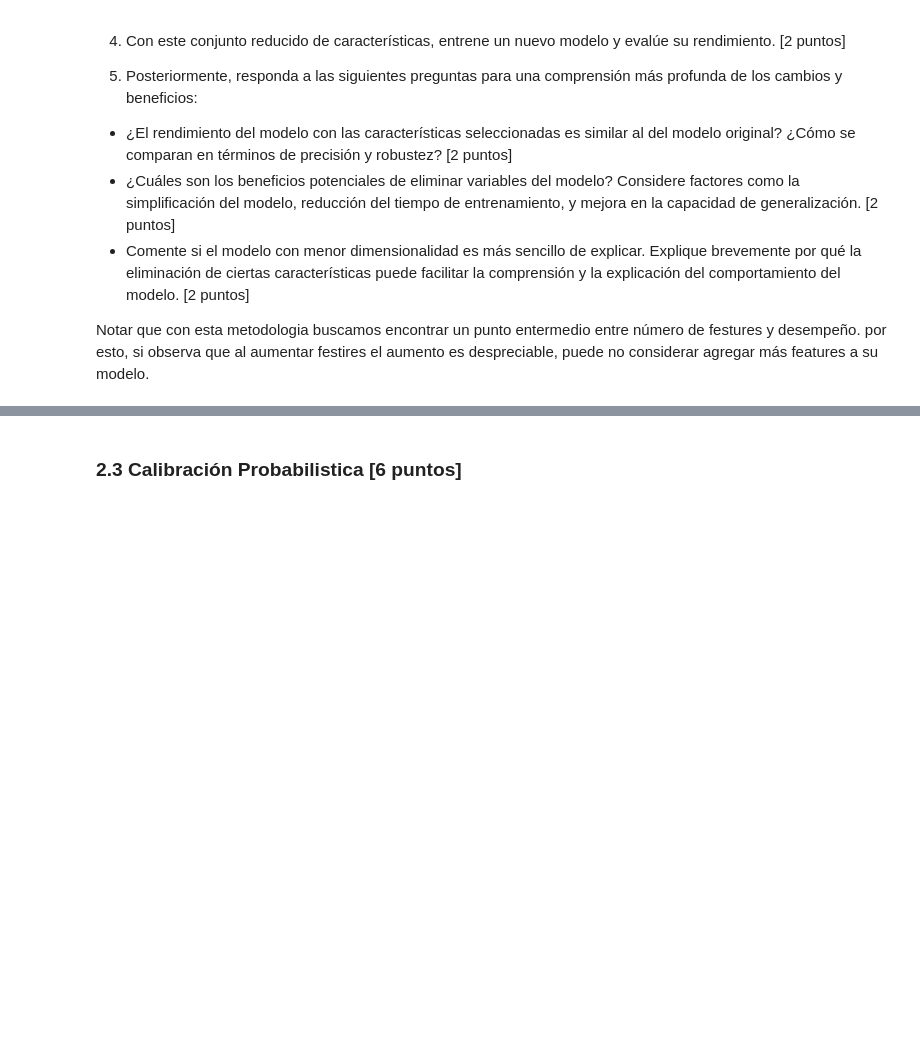
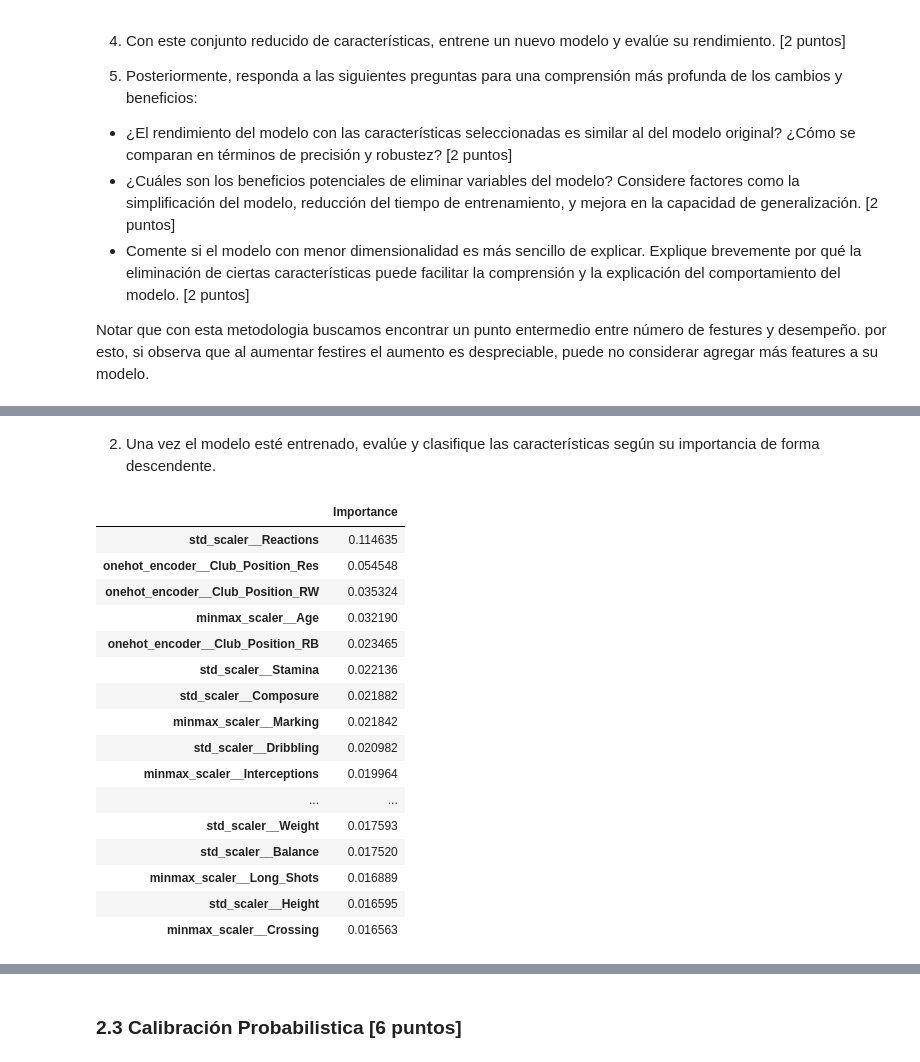
Before and after one commit to maxfloresv/MDS7202, a Jupyter notebook: lab_5/enunciado.ipynb, the cells around one changed output, grey strips where cells are left out. Cells and saved outputs as stored; diff of their text form; code cells hidden in the pictures; blank space fills up the shorter version.

```diff
--- a/lab_5/enunciado.ipynb
+++ b/lab_5/enunciado.ipynb
@@ -749,0 +876,30 @@ Notar que con esta metodologia buscamos encontrar un punto entermedio entre núm
+# %% [markdown]
+2. Una vez el modelo esté entrenado, evalúe y clasifique las características según su importancia de forma descendente.
+# %%
+importances = model_xgb.feature_importances_
+importances = pd.DataFrame(
+  importances,
+  index=X.columns,
+  columns=['Importance']
+).sort_values(by='Importance', ascending=False)
+
+importance_head = importances.head(20)
+importance_head
+# %% [output]
+|  | Importance |
+| std_scaler__Reactions | 0.114635 |
+| onehot_encoder__Club_Position_Res | 0.054548 |
+| onehot_encoder__Club_Position_RW | 0.035324 |
+| minmax_scaler__Age | 0.032190 |
+| onehot_encoder__Club_Position_RB | 0.023465 |
+| std_scaler__Stamina | 0.022136 |
+| std_scaler__Composure | 0.021882 |
+| minmax_scaler__Marking | 0.021842 |
+| std_scaler__Dribbling | 0.020982 |
+| minmax_scaler__Interceptions | 0.019964 |
+| ... | ... |
+| std_scaler__Weight | 0.017593 |
+| std_scaler__Balance | 0.017520 |
+| minmax_scaler__Long_Shots | 0.016889 |
+| std_scaler__Height | 0.016595 |
+| minmax_scaler__Crossing | 0.016563 |
```
Also changed, not shown: parts of 41 cells of this notebook.
